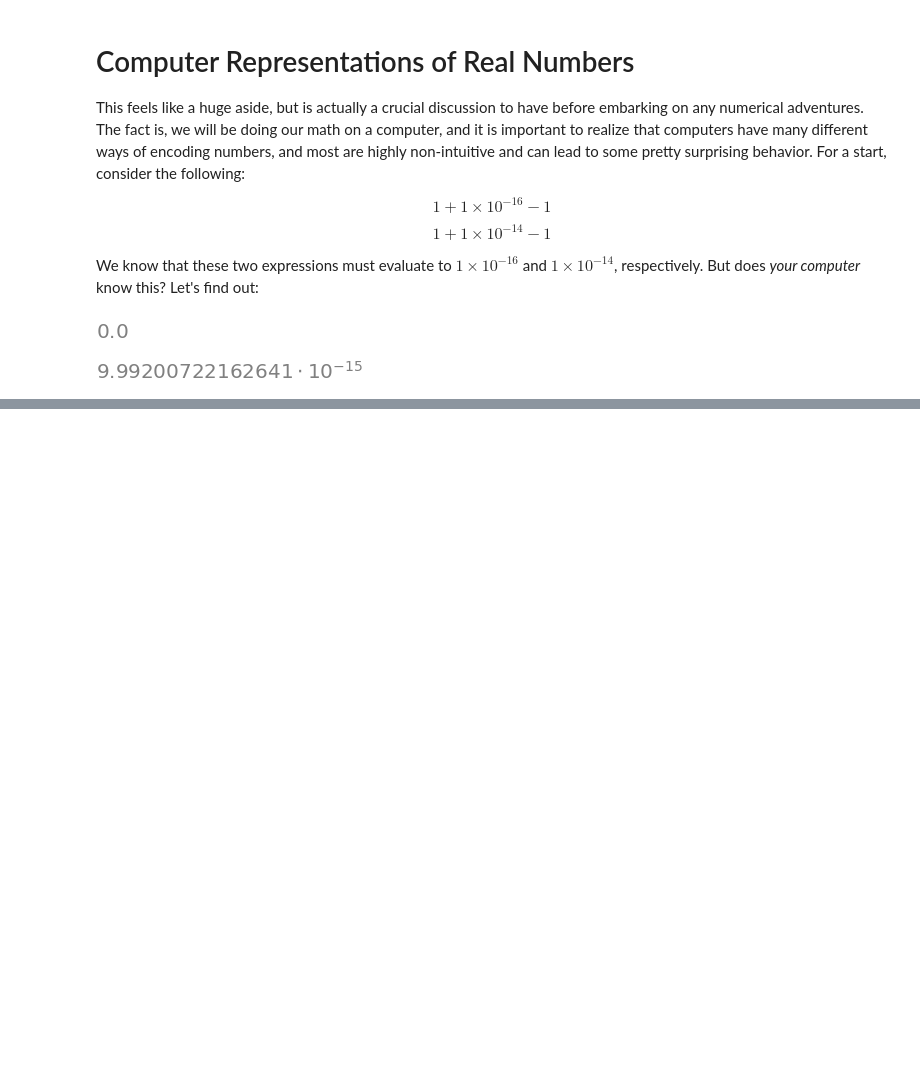
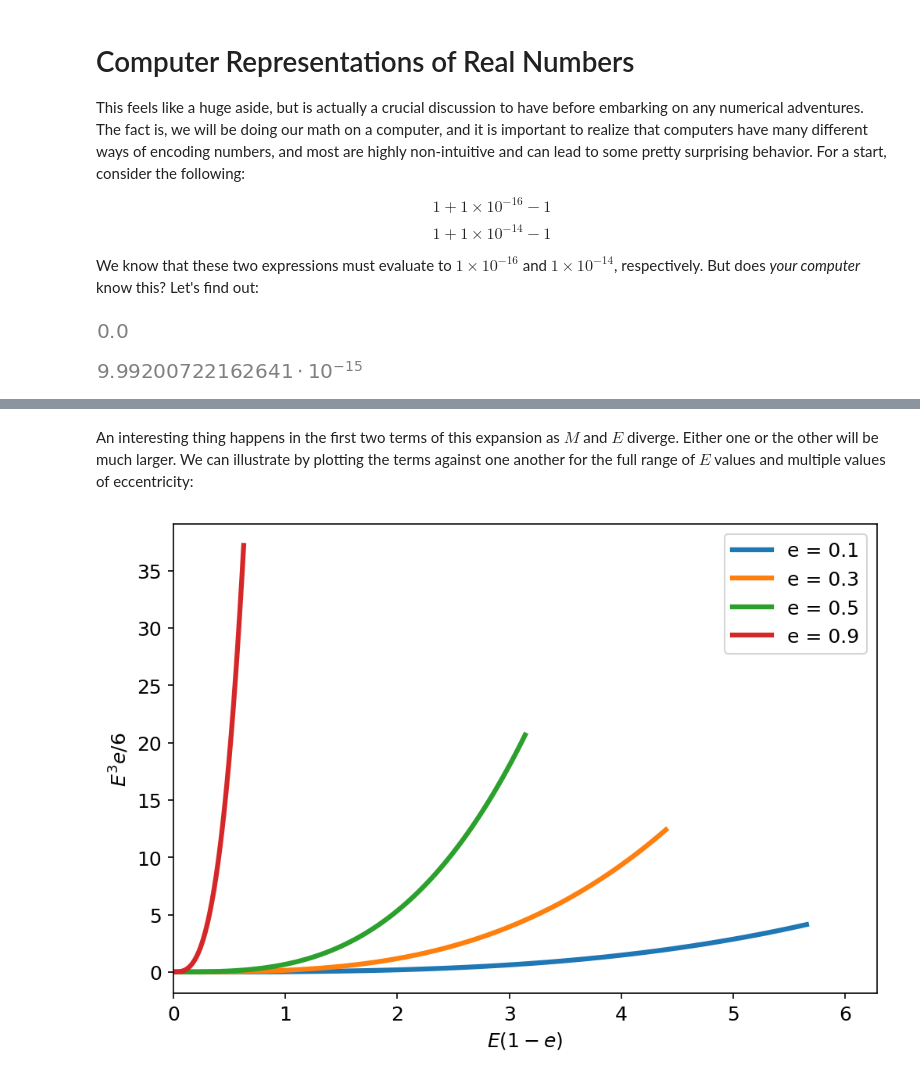
Before and after one commit to dsavransky/astrodynamicsbook, a Jupyter notebook: Notebooks/16-Inverting the Time Equation.ipynb, the cells around one changed output, grey strips where cells are left out. Cells and saved outputs as stored; diff of their text form; code cells hidden in the pictures; blank space fills up the shorter version.

```diff
--- a/Notebooks/16-Inverting the Time Equation.ipynb
+++ b/Notebooks/16-Inverting the Time Equation.ipynb
@@ -109,0 +222,20 @@ Thus, the amount of
+# %% [markdown]
+An interesting thing happens in the first two terms of this expansion as $M$ and $E$ diverge. Either one or the other will be much larger.  We can illustrate by plotting the terms against one another for the full range of $E$ values and multiple values of eccentricity:
+# %%
+%matplotlib inline
+plt.rcParams['figure.dpi'] = 150
+plt.rcParams['font.size'] = 12
+fig = plt.figure(figsize=(6,4))
+ax = fig.add_axes([0,0,1,1])
+
+E1 = np.linspace(0,2*np.pi,100)
+es = [0.1,0.3,0.5, 0.9]
+
+for e1 in es:
+    ax.plot(E1*(1-e1),E1**3*e1/6, linewidth=3, label="e = {}".format(e1))
+ax.legend()
+ax.set_xlim([0,2*np.pi])
+ax.set_xlabel('$E(1-e)$');
+ax.set_ylabel('$E^3e/6$');
+# %% [output]
+[figure, added]
```
Also changed, not shown: parts of 20 cells of this notebook.
